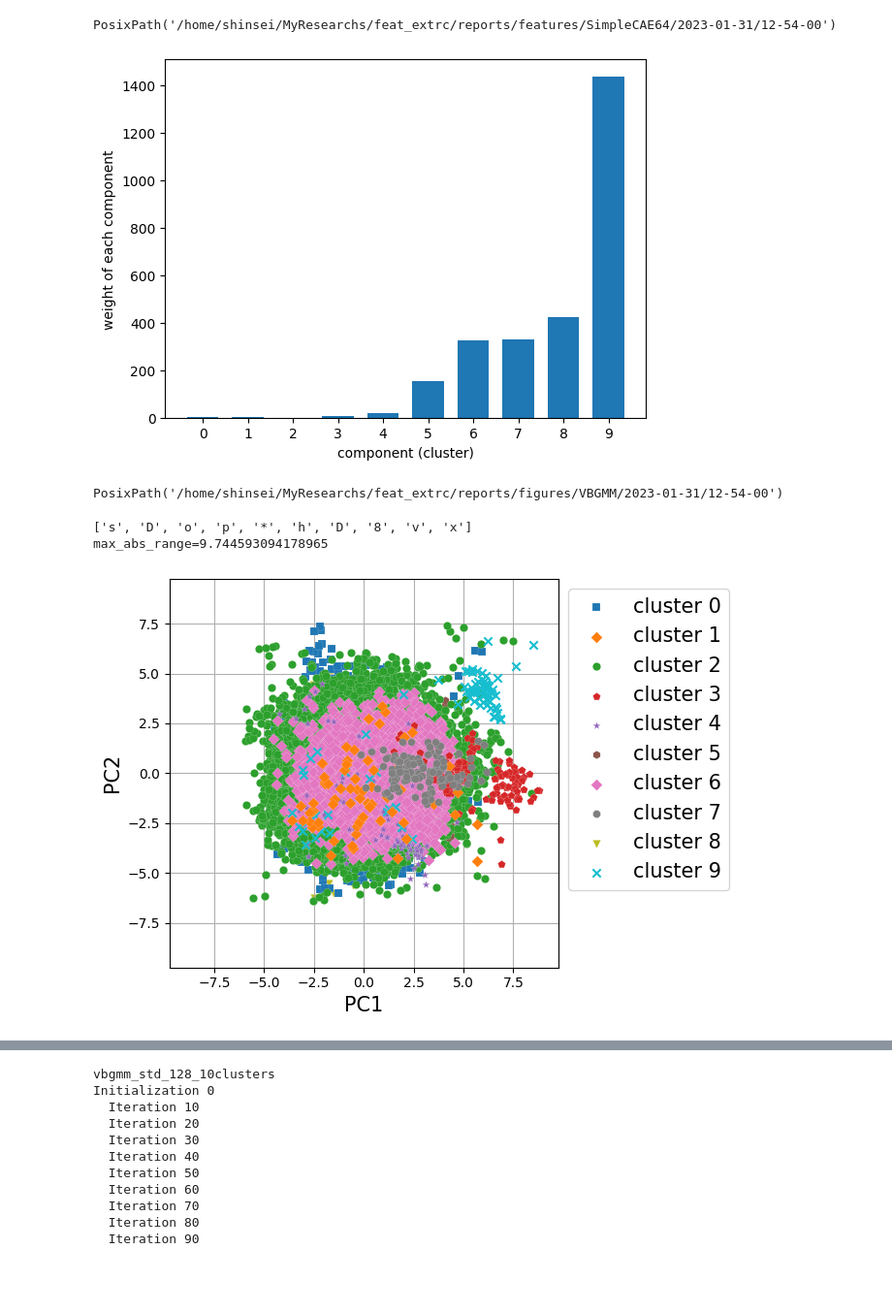
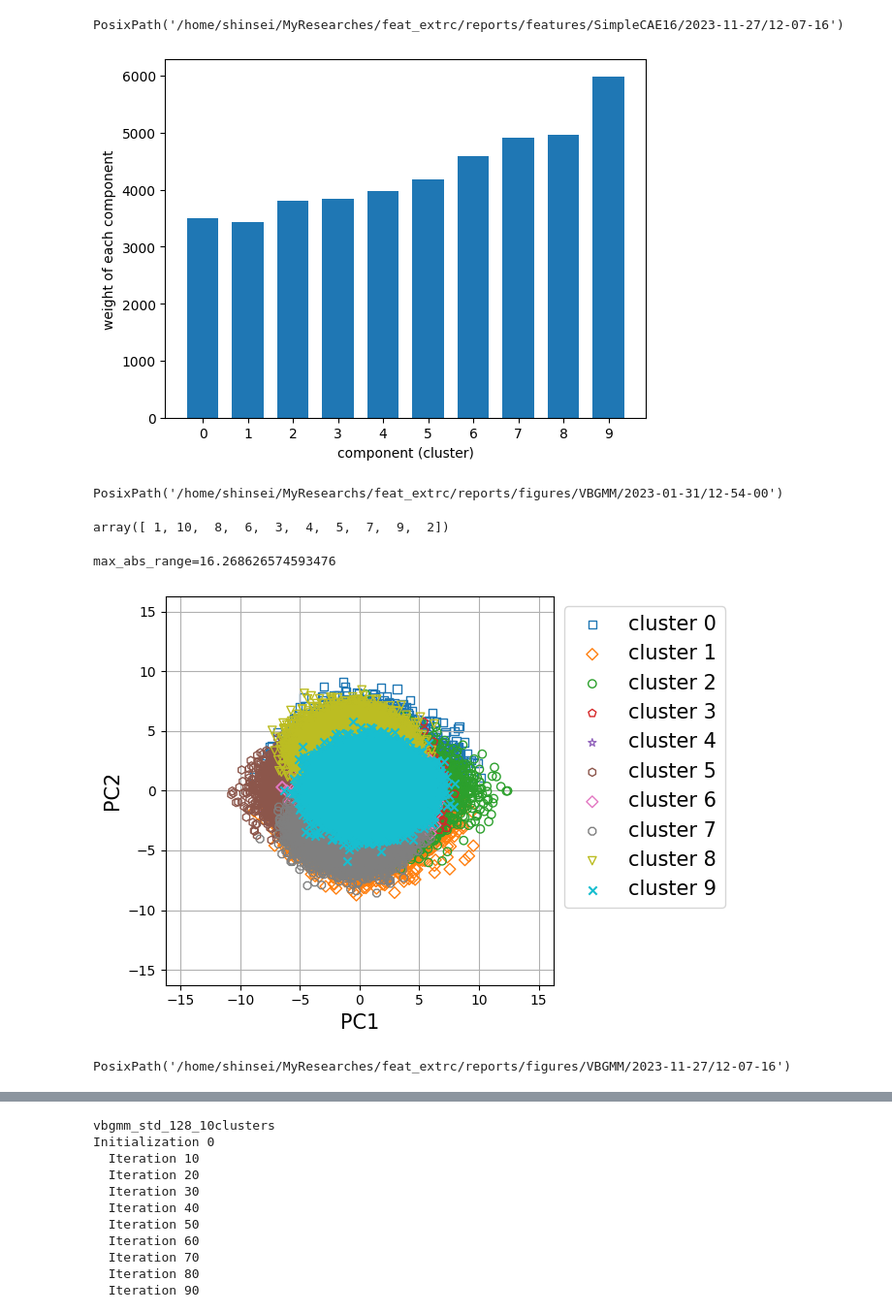
Before and after one commit to RyuichiShinseiB/Feature_extraction, a Jupyter notebook: notebooks/VBGMM_clustering.ipynb, the cells around one changed output, grey strips where cells are left out. Shown at 97% size. Saved outputs shown, nothing was run; the diff lists cells and outputs as text; code cells hidden in the pictures; blank space fills up the shorter version.

```diff
--- a/notebooks/VBGMM_clustering.ipynb
+++ b/notebooks/VBGMM_clustering.ipynb
@@ -23,15 +23,16 @@ from src.visualization.plot import (
 colors = ['tab:blue', 'tab:orange', 'tab:green', 'tab:red', 'tab:purple', 'tab:brown', 'tab:pink', 'tab:gray', 'tab:olive', 'tab:cyan']
 markers = ['s', 'D', 'o', 'p', '*', 'h', 'D', '8', 'v', 'x']
 
-model_name = "SimpleCAE32"
-trained_datetime = "2023-07-10/13-09-32"
+model_name = "SimpleCAE16"
+trained_datetime = "2023-11-27/12-07-16"
 
-project_dir = Path("/home/shinsei/MyResearchs/feat_extrc")
+project_dir = Path("/home/shinsei/MyResearches/feat_extrc")
 
 model_save_pardir = project_dir / "models" / "VBGMM"
 feature_pardir = project_dir / "reports" / "features" / model_name / trained_datetime
 figure_pardir = project_dir / "reports" / "figures" / "VBGMM" / trained_datetime
-image_pardir = project_dir / "data/processed/CNTForest/cnt_sem_32x32/10k/"
+image_pardir = project_dir / "data/processed/CNTForest/cnt_sem_16x16/10k/"
+
 
 # feature_csv_path = "/home/shinsei/MyResearchs/feat_extrc/reports/features/SimpleCAE32/2023-07-07/12-15-24/features.csv"
 feature_train_csv_path = feature_pardir / "features_train_data.csv"
@@ -111,6 +116,6 @@ PosixPath('/home/shinsei/MyResearchs/feat_extrc/models/VBGMM/2023-01-31/12-54-00
 # %%
 dt = datetime.datetime.now()
-nc = 10
+nc = 20
 max_iter = 500
 
 clustering_type = f'vbgmm_pca_{num_use_features}_{nc}clusters'
@@ -121,7 +126,10 @@ vbgmm_train_pca = BayesianGaussianMixture(
     max_iter=500,
     n_init=10,
     init_params="k-means++",
-    verbose=1
+
+    verbose=1,
+    verbose_interval=50,
+    random_state=42,
 )
 y_train_pca = vbgmm_train_pca.fit_predict(X_train_pca[:,:num_use_features])
 
@@ -142,8 +150,9 @@ y_train_pca_sorted_cluster = rank_of_cluster_train_pca[y_train_pca]
 x_tick = np.arange(0, nc)
 fig = plt.figure()
 ax = fig.add_subplot(1,1,1)
-plt.bar(x_tick, vbgmm_train_pca.weights_, width=0.7, tick_label=x_tick)
-plt.xlabel('component (cluster)')
-plt.ylabel('weight of each component')
+ax.bar(x_tick, vbgmm_train_pca.weights_, width=0.7, tick_label=x_tick)
+ax.set_xlabel('component (cluster)')
+ax.set_ylabel('weight of each component')
+fig.tight_layout()
 plt.show()
 # %% [output]
@@ -179,7 +188,7 @@ plt.show()
 # %%
 feature_pardir
 # %% [output]
-PosixPath('/home/shinsei/MyResearchs/feat_extrc/reports/features/SimpleCAE64/2023-01-31/12-54-00')
+PosixPath('/home/shinsei/MyResearches/feat_extrc/reports/features/SimpleCAE16/2023-11-27/12-07-16')
 # %%
 make_file_path_col = pl.concat_str([pl.col("dirname"), pl.col("filename")], separator="/").alias("filepath")
 df_train_clustering = df_train.with_columns(
@@ -199,7 +208,7 @@ plt.xlabel('component (cluster)')
 plt.ylabel('weight of each component')
 plt.show()
 # %% [output]
-[figure, old version]
+[figure, new version]
 # %%
 make_file_path_col = pl.concat_str([pl.col("dirname"), pl.col("filename")], separator="/").alias("filepath")
 df_check_clustering = df_check.with_columns(
@@ -210,29 +219,39 @@ df_check_clustering.write_csv(feature_pardir / f"feature_check_data_clustering_V
 figure_pardir
 # %% [output]
 PosixPath('/home/shinsei/MyResearchs/feat_extrc/reports/figures/VBGMM/2023-01-31/12-54-00')
+# %%
+rank_of_cluster_train_pca
+# %% [output]
+array([ 1, 10,  8,  6,  3,  4,  5,  7,  9,  2])
 # %%
 # df_train_clustering = pl.read_csv("/home/shinsei/MyResearchs/feat_extrc/reports/features/SimpleCAE32/2023-07-10/13-09-32/feature_train_data_clustering.csv")
 # # scatter_data = df_train_clustering.select([pl.exclude(["dirname", "filename", "filepath", "cluster"])]).to_numpy()
 # cluster_labels = df_train_clustering.select(pl.col("cluster")).to_numpy().flatten()
-if not (figure_pardir / f"cluster_images_iter{max_iter}").exists():
-    os.makedirs(figure_pardir / f"cluster_images_iter{max_iter}")
+scatter_save_path = figure_pardir / f"cluster_images_iter{max_iter}"
+if not scatter_save_path.exists():
+    scatter_save_path.mkdir(parents=True)
 
 scatter_each_classes(
     X_train_pca,
     # cluster_labels,
-    # y_train_pca_sorted_cluster-1,
-    y_train_pca,
-    rank_of_cluster_train_pca[::-1],
-    markers,
-    colors,
+    class_labels=y_train_pca_sorted_cluster-1,
+    rank=np.arange(0, 10),
+    # y_train_pca,
+
+    markers=markers,
+    colors=colors,
     xylabel=("PC1", "PC2"),
     face_color="None",
     fontsize=15,
+    # path=scatter_save_path,
     # path="../reports/figures/VBGMM/2023-07-14/cluster_images/scatter.png"
     # path = figure_pardir / f"cluster_images_iter{max_iter}" / f"scatter_iter{max_iter}.png"
 )
 # %% [output]
-['s', 'D', 'o', 'p', '*', 'h', 'D', '8', 'v', 'x']
-max_abs_range=9.744593094178965
+max_abs_range=16.268626574593476
-[figure, old version]
+[figure, new version]
+# %%
+figure_pardir
+# %% [output]
+PosixPath('/home/shinsei/MyResearches/feat_extrc/reports/figures/VBGMM/2023-11-27/12-07-16')
 # %%
```
Also changed, not shown: parts of 13 cells of this notebook, 1 other file.
